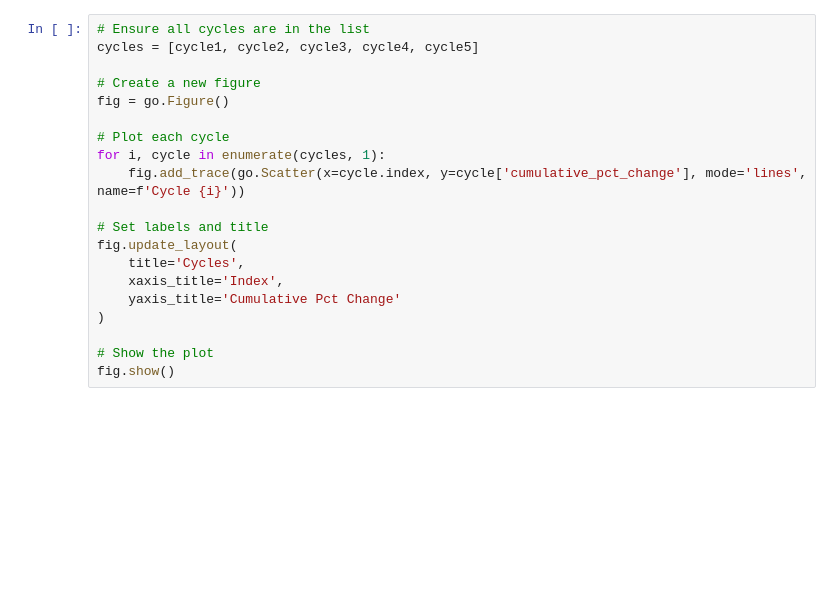
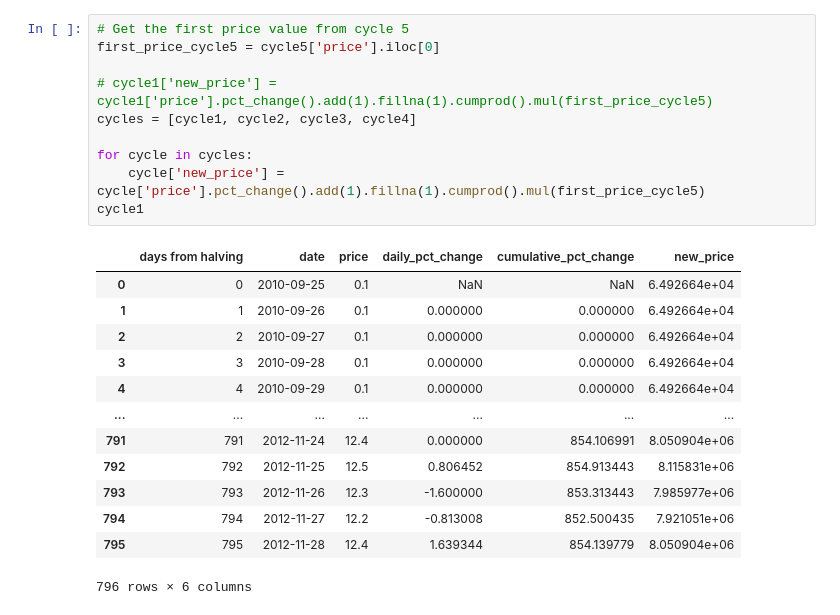
Before and after one commit to guevarch/BitcoinFinal, a Jupyter notebook: map2.ipynb, the cells around one changed output. Cells and saved outputs as stored; diff of their text form; blank space fills up the shorter version.

```diff
--- a/map2.ipynb
+++ b/map2.ipynb
@@ -130,20 +143,24 @@ cycle5['cumulative_pct_change'] = cycle5['daily_pct_change'].cumsum()
-# %%
-# Ensure all cycles are in the list
-cycles = [cycle1, cycle2, cycle3, cycle4, cycle5]
-
-# Create a new figure
-fig = go.Figure()
-
-# Plot each cycle
-for i, cycle in enumerate(cycles, 1):
-    fig.add_trace(go.Scatter(x=cycle.index, y=cycle['cumulative_pct_change'], mode='lines', name=f'Cycle {i}'))
-
-# Set labels and title
-fig.update_layout(
-    title='Cycles',
-    xaxis_title='Index',
-    yaxis_title='Cumulative Pct Change'
-)
-
-# Show the plot
-fig.show()
+# %%
+# Get the first price value from cycle 5
+first_price_cycle5 = cycle5['price'].iloc[0]
+
+# cycle1['new_price'] = cycle1['price'].pct_change().add(1).fillna(1).cumprod().mul(first_price_cycle5)
+cycles = [cycle1, cycle2, cycle3, cycle4]
+
+for cycle in cycles:
+    cycle['new_price'] = cycle['price'].pct_change().add(1).fillna(1).cumprod().mul(first_price_cycle5)
+cycle1
+# %% [output]
+|  | days from halving | date | price | daily_pct_change | cumulative_pct_change | new_price |
+| 0 | 0 | 2010-09-25 | 0.1 | NaN | NaN | 6.492664e+04 |
+| 1 | 1 | 2010-09-26 | 0.1 | 0.000000 | 0.000000 | 6.492664e+04 |
+| 2 | 2 | 2010-09-27 | 0.1 | 0.000000 | 0.000000 | 6.492664e+04 |
+| 3 | 3 | 2010-09-28 | 0.1 | 0.000000 | 0.000000 | 6.492664e+04 |
+| 4 | 4 | 2010-09-29 | 0.1 | 0.000000 | 0.000000 | 6.492664e+04 |
+| ... | ... | ... | ... | ... | ... | ... |
+| 791 | 791 | 2012-11-24 | 12.4 | 0.000000 | 854.106991 | 8.050904e+06 |
+| 792 | 792 | 2012-11-25 | 12.5 | 0.806452 | 854.913443 | 8.115831e+06 |
+| 793 | 793 | 2012-11-26 | 12.3 | -1.600000 | 853.313443 | 7.985977e+06 |
+| 794 | 794 | 2012-11-27 | 12.2 | -0.813008 | 852.500435 | 7.921051e+06 |
+| 795 | 795 | 2012-11-28 | 12.4 | 1.639344 | 854.139779 | 8.050904e+06 |
+796 rows × 6 columns
```
Also changed, not shown: parts of 5 cells of this notebook, 2 other files.
